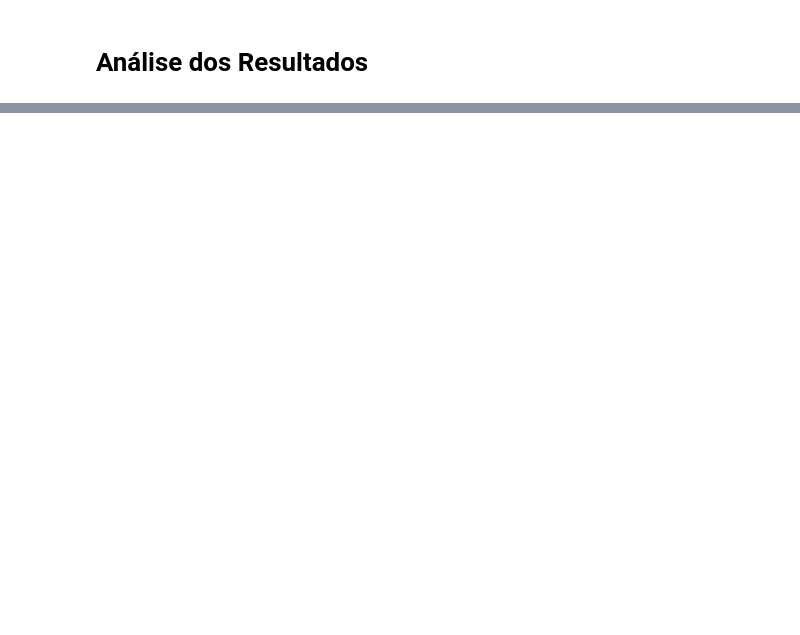
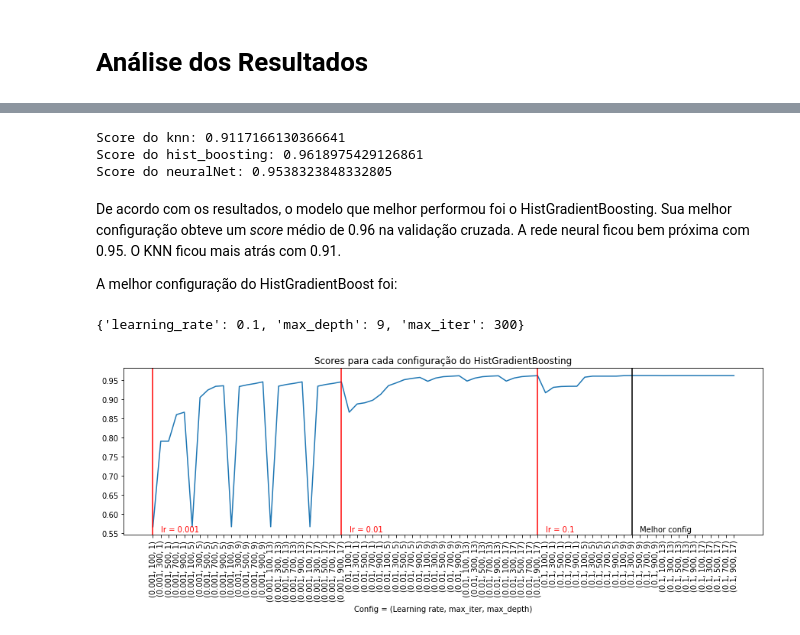
Before and after one commit to Pendulun/AirlinePassengerSatisfaction, a Jupyter notebook: airlineSatsPred.ipynb, the cells around one changed output, grey strips where cells are left out. Cells and saved outputs as stored; diff of their text form; code cells hidden in the pictures; blank space fills up the shorter version.

```diff
--- a/airlineSatsPred.ipynb
+++ b/airlineSatsPred.ipynb
@@ -408,0 +401,39 @@ Fitting 5 folds for each of 4 candidates, totalling 20 fits
+# %%
+for model, score in zip(models, best_scores):
+    print(f"Score do {model}: {score}")
+# %% [output]
+Score do knn: 0.9117166130366641
+Score do hist_boosting: 0.9618975429126861
+Score do neuralNet: 0.9538323848332805
+# %% [markdown]
+De acordo com os resultados, o modelo que melhor performou foi o HistGradientBoosting. Sua melhor configuração obteve um *score* médio de 0.96 na validação cruzada. A rede neural ficou bem próxima com 0.95. O KNN ficou mais atrás com 0.91.
+
+A melhor configuração do HistGradientBoost foi:
+# %%
+best_params[1]
+# %% [output]
+{'learning_rate': 0.1, 'max_depth': 9, 'max_iter': 300}
+# %%
+params_axis = [f"({param['learning_rate']}, {param['max_iter']}, {param['max_depth']})"
+                   for param in all_params[models[1]]]
+plt.figure(figsize=(15,4))
+plt.plot(params_axis, mean_test_scores[models[1]])
+plt.xticks(rotation=90)
+plt.title("Scores para cada configuração do HistGradientBoosting")
+
+plt.axvline(0, color='red')
+plt.text(1, 0.555, "lr = 0.001", color='red')
+
+plt.axvline(24, color='red')
+plt.text(25, 0.555, "lr = 0.01", color='red')
+
+plt.axvline(49, color='red')
+plt.text(50, 0.555, "lr = 0.1", color='red')
+
+plt.axvline(61, color='black')
+plt.text(62, 0.555, "Melhor config")
+
+plt.xlabel("Config = (Learning rate, max_iter, max_depth)")
+plt.show()
+# %% [output]
+[figure, added]
```
Also changed, not shown: parts of 19 cells of this notebook, 4 other files.
